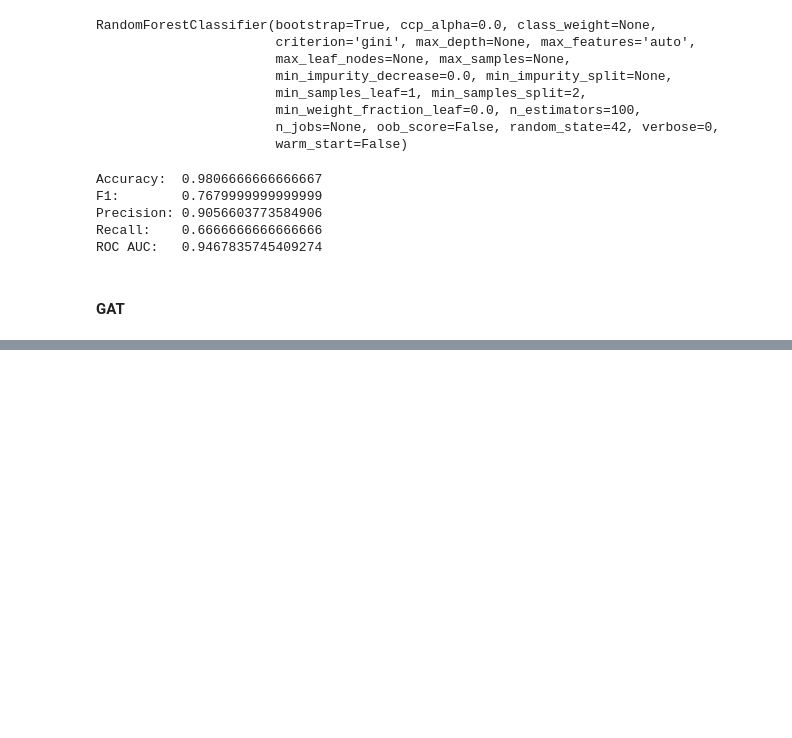
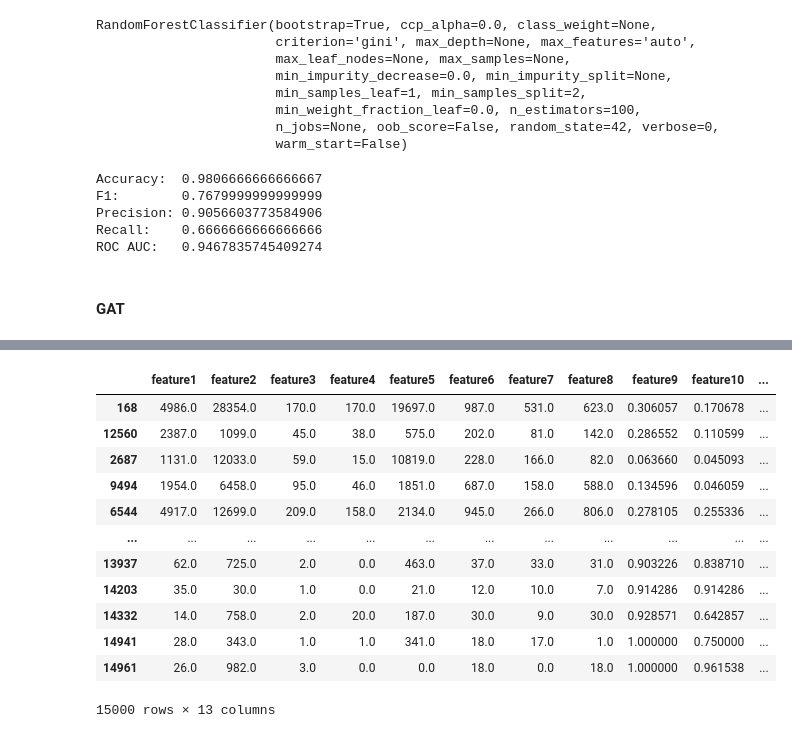
Before and after one commit to yucfu/gnn_fraud_detection, a Jupyter notebook: tfinance_new.ipynb, the cells around one changed output, grey strips where cells are left out. Saved outputs shown, nothing was run; the diff lists cells and outputs as text; code cells hidden in the pictures; blank space fills up the shorter version.

```diff
--- a/tfinance_new.ipynb
+++ b/tfinance_new.ipynb
@@ -349,0 +487,18 @@ class
+# %%
+# Sort the sorted dataframe by 'degree' column in descending order
+df_degree_sorted = df_merge.sort_values(by='degree', ascending=False)
+df_degree_sorted
+# %% [output]
+|  | feature1 | feature2 | feature3 | feature4 | feature5 | feature6 | feature7 | feature8 | feature9 | feature10 | ... |
+| 168 | 4986.0 | 28354.0 | 170.0 | 170.0 | 19697.0 | 987.0 | 531.0 | 623.0 | 0.306057 | 0.170678 | ... |
+| 12560 | 2387.0 | 1099.0 | 45.0 | 38.0 | 575.0 | 202.0 | 81.0 | 142.0 | 0.286552 | 0.110599 | ... |
+| 2687 | 1131.0 | 12033.0 | 59.0 | 15.0 | 10819.0 | 228.0 | 166.0 | 82.0 | 0.063660 | 0.045093 | ... |
+| 9494 | 1954.0 | 6458.0 | 95.0 | 46.0 | 1851.0 | 687.0 | 158.0 | 588.0 | 0.134596 | 0.046059 | ... |
+| 6544 | 4917.0 | 12699.0 | 209.0 | 158.0 | 2134.0 | 945.0 | 266.0 | 806.0 | 0.278105 | 0.255336 | ... |
+| ... | ... | ... | ... | ... | ... | ... | ... | ... | ... | ... | ... |
+| 13937 | 62.0 | 725.0 | 2.0 | 0.0 | 463.0 | 37.0 | 33.0 | 31.0 | 0.903226 | 0.838710 | ... |
+| 14203 | 35.0 | 30.0 | 1.0 | 0.0 | 21.0 | 12.0 | 10.0 | 7.0 | 0.914286 | 0.914286 | ... |
+| 14332 | 14.0 | 758.0 | 2.0 | 20.0 | 187.0 | 30.0 | 9.0 | 30.0 | 0.928571 | 0.642857 | ... |
+| 14941 | 28.0 | 343.0 | 1.0 | 1.0 | 341.0 | 18.0 | 17.0 | 1.0 | 1.000000 | 0.750000 | ... |
+| 14961 | 26.0 | 982.0 | 3.0 | 0.0 | 0.0 | 18.0 | 0.0 | 18.0 | 1.000000 | 0.961538 | ... |
+15000 rows × 13 columns
```
Also changed, not shown: parts of 13 cells of this notebook.
